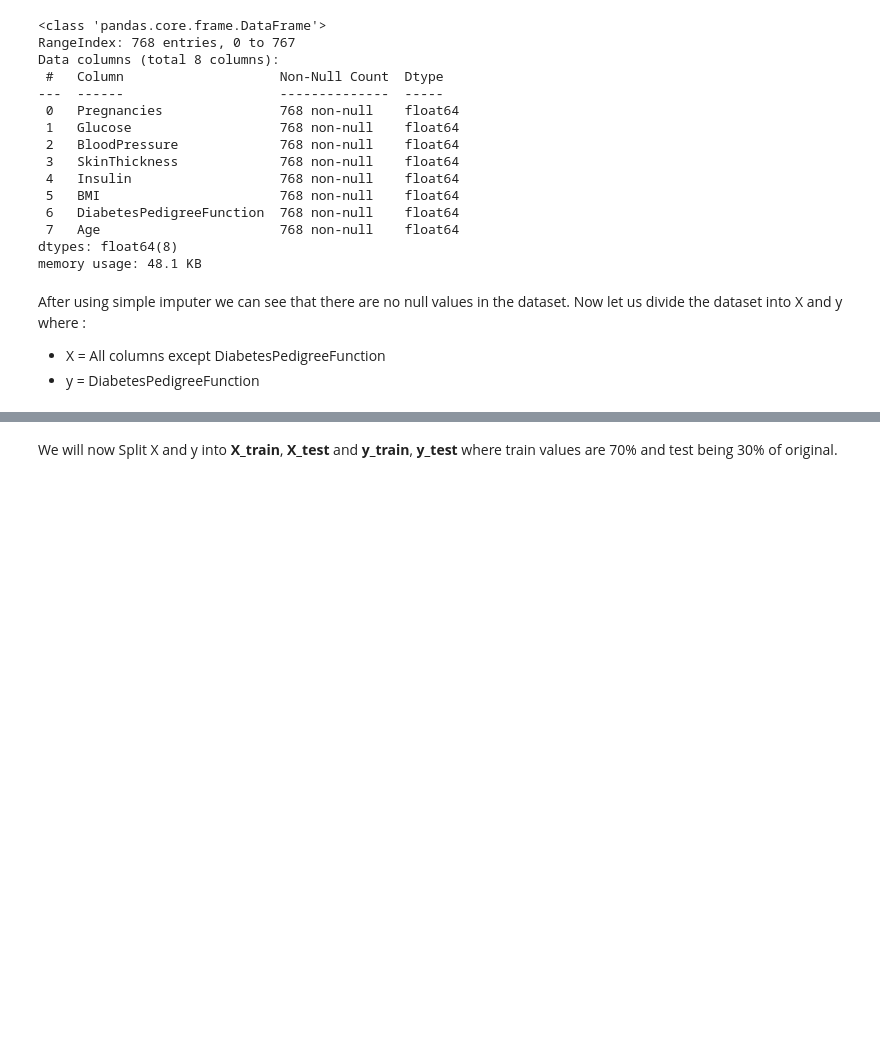
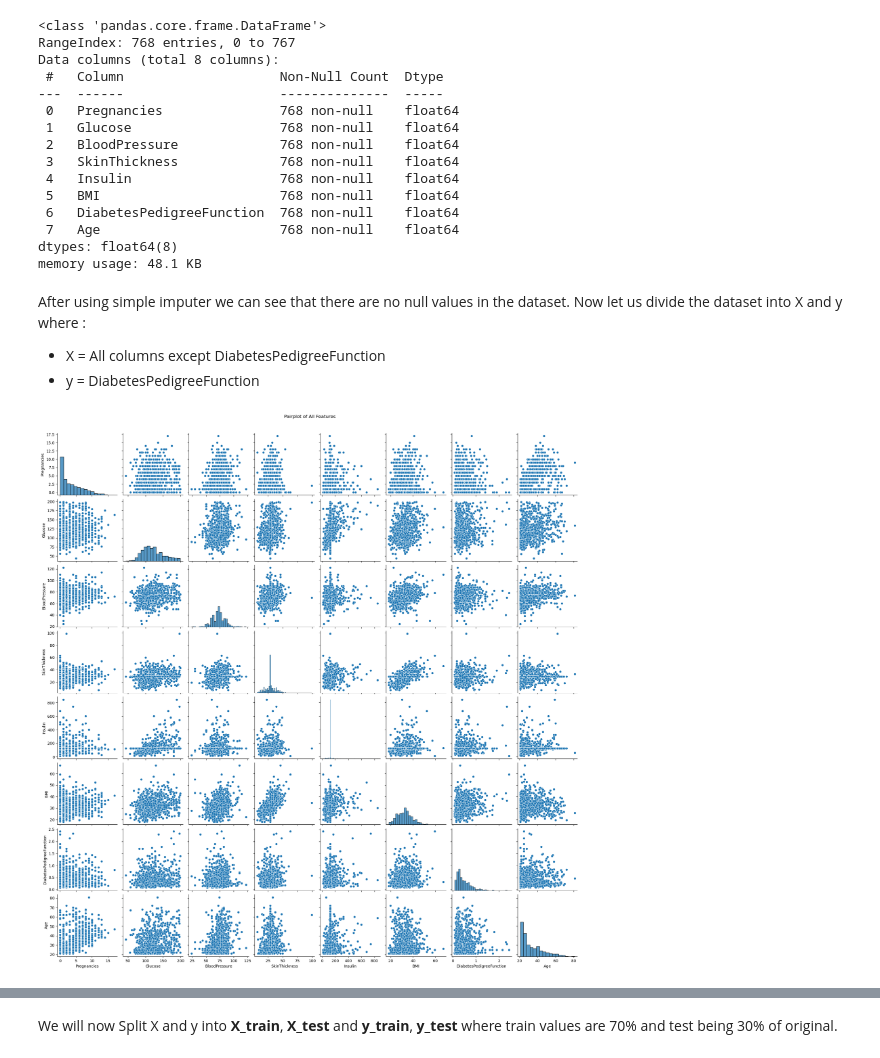
Before and after one commit to starkparsa/Diabetes-Progression-Function-Predicter-DPFP-, a Jupyter notebook: diabetes-progression-funtion-predicter-dpfp.ipynb, the cells around one changed output, grey strips where cells are left out. Saved outputs shown, nothing was run; the diff lists cells and outputs as text; code cells hidden in the pictures; blank space fills up the shorter version.

```diff
--- a/diabetes-progression-funtion-predicter-dpfp.ipynb
+++ b/diabetes-progression-funtion-predicter-dpfp.ipynb
@@ -121,3 +121,15 @@ memory usage: 48.1 KB
 After using simple imputer we can see that there are no null values in the dataset. Now let us divide the dataset into X and y where :
  - X = All columns except DiabetesPedigreeFunction
  - y = DiabetesPedigreeFunction
+# %%
+import seaborn as sns
+import matplotlib.pyplot as plt
+
+df = pd.DataFrame(imputed_diabetes)
+
+# Pairplot
+sns.pairplot(df)
+plt.suptitle('Pairplot of All Features', y=1.02)
+plt.show()
+# %% [output]
+[figure, added]
```
Also changed, not shown: parts of 2 cells of this notebook.
